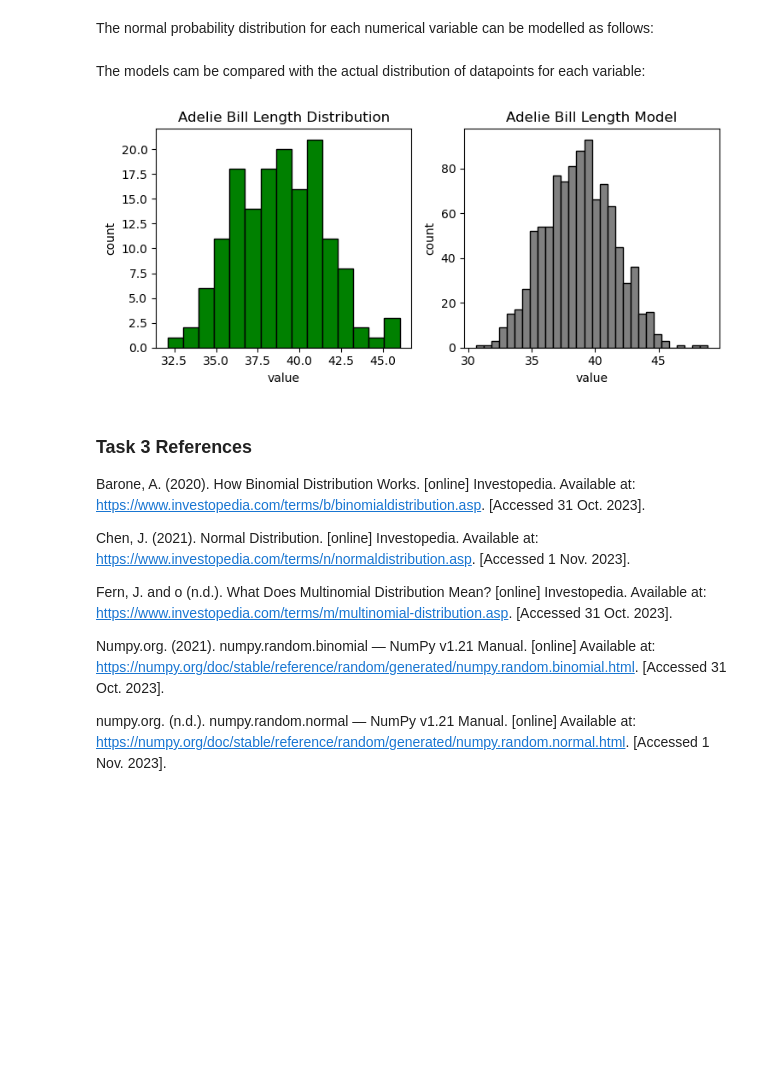
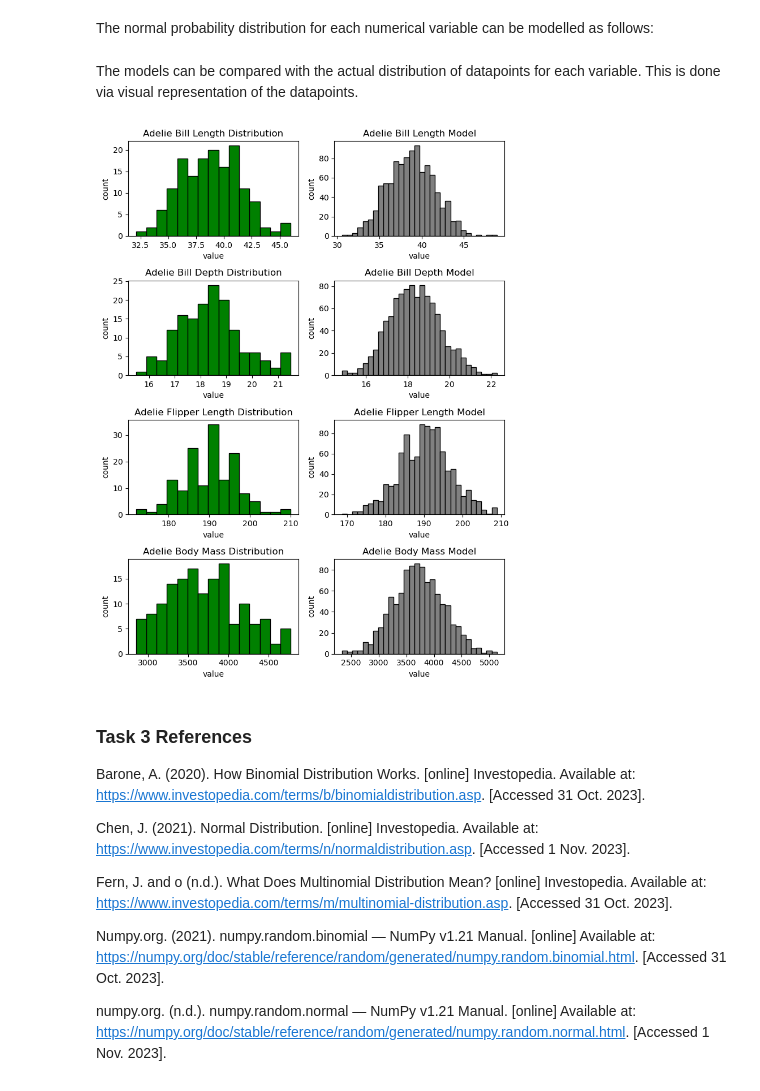
Before and after one commit to humphs078/data_analysis_fundamentals, a Jupyter notebook: tasks.ipynb, the cells around one changed output. Cells and saved outputs as stored; diff of their text form; code cells hidden in the pictures; blank space fills up the shorter version.

Commit message:
Task 3 - finish adelie distributions

```diff
--- a/tasks.ipynb
+++ b/tasks.ipynb
@@ -604,21 +610,44 @@ bill_length_normal_prob_dist = np.random.normal(bill_length_mean, bill_length_sd
+# %%
+adelie_bill_length_normal_prob_dist = np.random.normal(adelie_bill_length_mean, adelie_bill_length_sd, 1000)
+adelie_bill_depth_normal_prob_dist = np.random.normal(adelie_bill_depth_mean, adelie_bill_depth_sd, 1000)
+adelie_flipper_length_normal_prob_dist = np.random.normal(adelie_flipper_length_mean, adelie_flipper_length_sd, 1000)
+adelie_body_mass_normal_prob_dist = np.random.normal(adelie_body_mass_mean, adelie_body_mass_sd, 1000)
 # %% [markdown]
-The models cam be compared with the actual distribution of datapoints for each variable:
+The models can be compared with the actual distribution of datapoints for each variable. This is done via visual representation of the datapoints.
-# %%
-plt.rcParams["figure.figsize"] = [7.50, 3.50]
-plt.rcParams["figure.autolayout"] = True
-
-fig, axis = plt.subplots(1, 2)
-axis[0].hist(penguins_copy_adelie['bill_length_mm'], color = 'green', edgecolor = 'black', bins=15)
-axis[0].set_title("Adelie Bill Length Distribution")
-axis[0].set(xlabel='value', ylabel='count')
-axis[1].hist(bill_length_normal_prob_dist, color = 'grey', edgecolor = 'black', bins=30)
-axis[1].set_title("Adelie Bill Length Model")
-axis[1].set(xlabel='value', ylabel='count')
-
-plt.tight_layout()
-plt.show()
-# %% [output]
-[figure, removed]
+# %%
+plt.rcParams["figure.figsize"] = [7.50, 10]
+plt.rcParams["figure.autolayout"] = True
+
+fig, axis = plt.subplots(4, 2)
+axis[0, 0].hist(penguins_copy_adelie['bill_length_mm'], color = 'green', edgecolor = 'black', bins=15)
+axis[0, 0].set_title("Adelie Bill Length Distribution")
+axis[0, 0].set(xlabel='value', ylabel='count')
+axis[0, 1].hist(adelie_bill_length_normal_prob_dist, color = 'grey', edgecolor = 'black', bins=30)
+axis[0, 1].set_title("Adelie Bill Length Model")
+axis[0, 1].set(xlabel='value', ylabel='count')
+axis[1, 0].hist(penguins_copy_adelie['bill_depth_mm'], color = 'green', edgecolor = 'black', bins=15)
+axis[1, 0].set_title("Adelie Bill Depth Distribution")
+axis[1, 0].set(xlabel='value', ylabel='count')
+axis[1, 1].hist(adelie_bill_depth_normal_prob_dist, color = 'grey', edgecolor = 'black', bins=30)
+axis[1, 1].set_title("Adelie Bill Depth Model")
+axis[1, 1].set(xlabel='value', ylabel='count')
+axis[2, 0].hist(penguins_copy_adelie['flipper_length_mm'], color = 'green', edgecolor = 'black', bins=15)
+axis[2, 0].set_title("Adelie Flipper Length Distribution")
+axis[2, 0].set(xlabel='value', ylabel='count')
+axis[2, 1].hist(adelie_flipper_length_normal_prob_dist, color = 'grey', edgecolor = 'black', bins=30)
+axis[2, 1].set_title("Adelie Flipper Length Model")
+axis[2, 1].set(xlabel='value', ylabel='count')
+axis[3, 0].hist(penguins_copy_adelie['body_mass_g'], color = 'green', edgecolor = 'black', bins=15)
+axis[3, 0].set_title("Adelie Body Mass Distribution")
+axis[3, 0].set(xlabel='value', ylabel='count')
+axis[3, 1].hist(adelie_body_mass_normal_prob_dist, color = 'grey', edgecolor = 'black', bins=30)
+axis[3, 1].set_title("Adelie Body Mass Model")
+axis[3, 1].set(xlabel='value', ylabel='count')
+
+plt.tight_layout()
+plt.show()
+# %% [output]
+[figure, added]
 # %% [markdown]
 ### Task 3 References <a id="task-3-references"></a>
 
```
Also changed, not shown: parts of 7 cells of this notebook.
